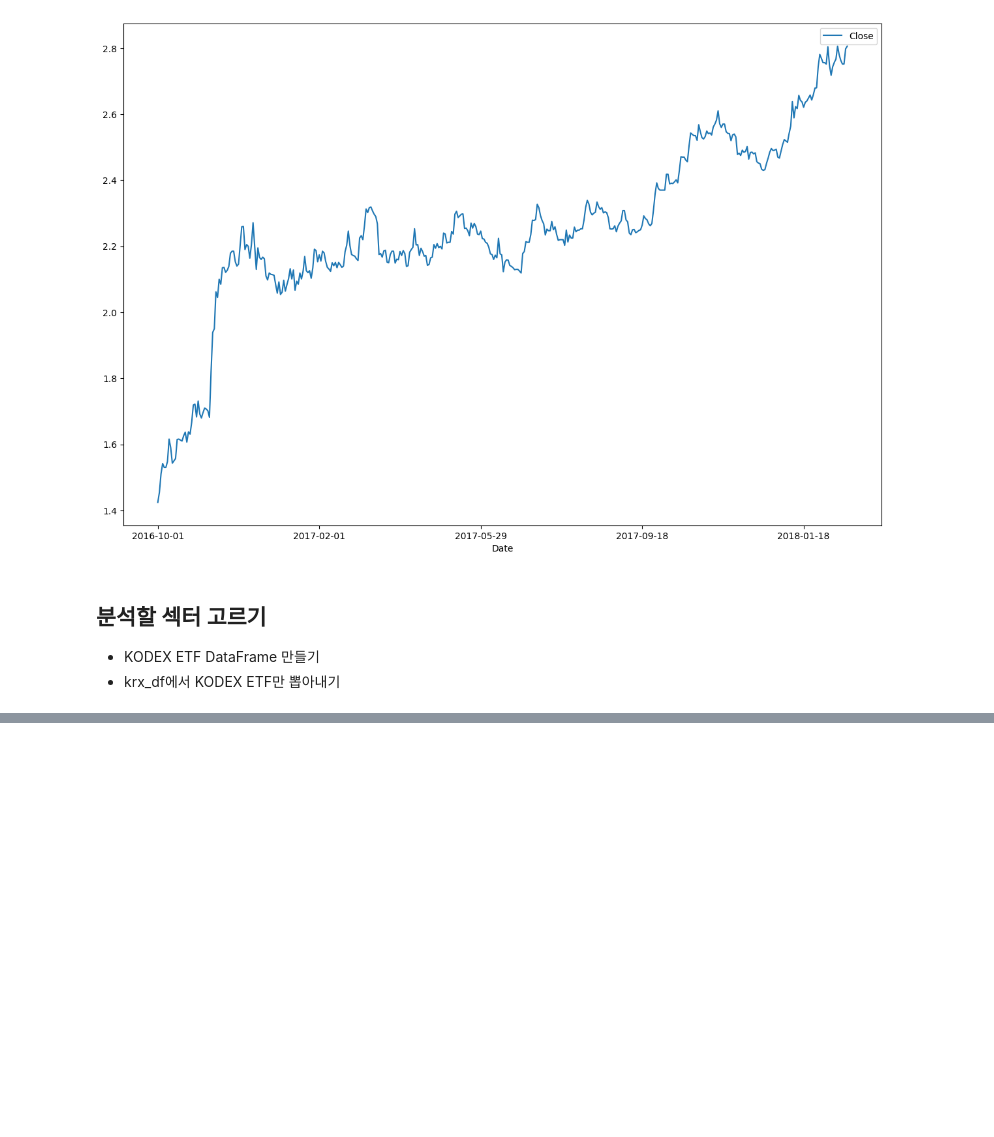
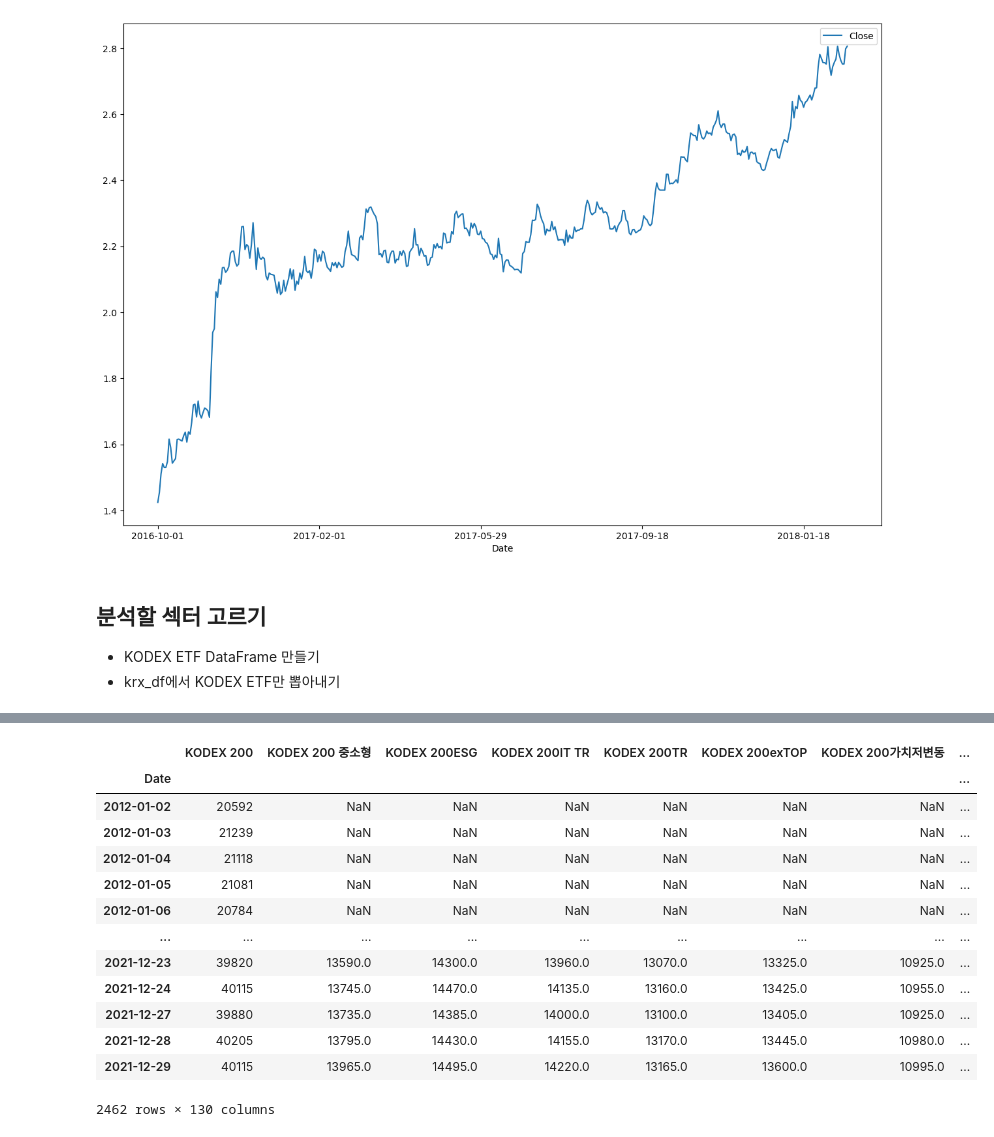
Before and after one commit to kdw98tg/pandas_study, a Jupyter notebook: pandas/강의자료/강의수강용/pandas for finance data _ project.ipynb, the cells around one changed output, grey strips where cells are left out. Cells and saved outputs as stored; diff of their text form; code cells hidden in the pictures; blank space fills up the shorter version.

```diff
--- a/pandas/강의자료/강의수강용/pandas for finance data _ project.ipynb
+++ b/pandas/강의자료/강의수강용/pandas for finance data _ project.ipynb
@@ -50,0 +58,22 @@ sector_list = ['KODEX 200', 'KODEX IT', 'KODEX 건설', 'KODEX 게임산업', 'K
+# %%
+kodex_etf_path = "C:\\Users\\window11\\Documents\\Github\\pandas_study\\pandas\\강의자료\\Data\\KODEX_ETF.csv"
+kodex_etf_price_df = pd.read_csv(kodex_etf_path, index_col = "Date")
+
+# kodex_etf_info["Name"].isna(sector_list).sum()
+
+kodex_etf_price_df
+# %% [output]
+|  | KODEX 200 | KODEX 200 중소형 | KODEX 200ESG | KODEX 200IT TR | KODEX 200TR | KODEX 200exTOP | KODEX 200가치저변동 | ... |
+| Date |  |  |  |  |  |  |  | ... |
+| 2012-01-02 | 20592 | NaN | NaN | NaN | NaN | NaN | NaN | ... |
+| 2012-01-03 | 21239 | NaN | NaN | NaN | NaN | NaN | NaN | ... |
+| 2012-01-04 | 21118 | NaN | NaN | NaN | NaN | NaN | NaN | ... |
+| 2012-01-05 | 21081 | NaN | NaN | NaN | NaN | NaN | NaN | ... |
+| 2012-01-06 | 20784 | NaN | NaN | NaN | NaN | NaN | NaN | ... |
+| ... | ... | ... | ... | ... | ... | ... | ... | ... |
+| 2021-12-23 | 39820 | 13590.0 | 14300.0 | 13960.0 | 13070.0 | 13325.0 | 10925.0 | ... |
+| 2021-12-24 | 40115 | 13745.0 | 14470.0 | 14135.0 | 13160.0 | 13425.0 | 10955.0 | ... |
+| 2021-12-27 | 39880 | 13735.0 | 14385.0 | 14000.0 | 13100.0 | 13405.0 | 10925.0 | ... |
+| 2021-12-28 | 40205 | 13795.0 | 14430.0 | 14155.0 | 13170.0 | 13445.0 | 10980.0 | ... |
+| 2021-12-29 | 40115 | 13965.0 | 14495.0 | 14220.0 | 13165.0 | 13600.0 | 10995.0 | ... |
+2462 rows × 130 columns
```
Also changed, not shown: parts of 6 cells of this notebook, 1 other file.
